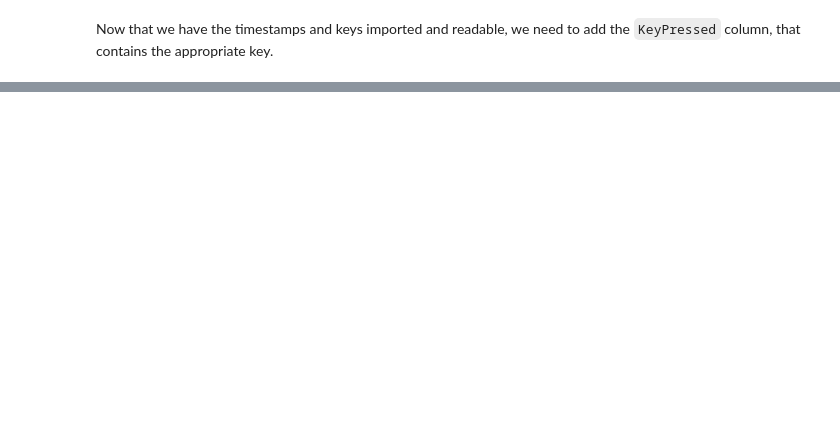
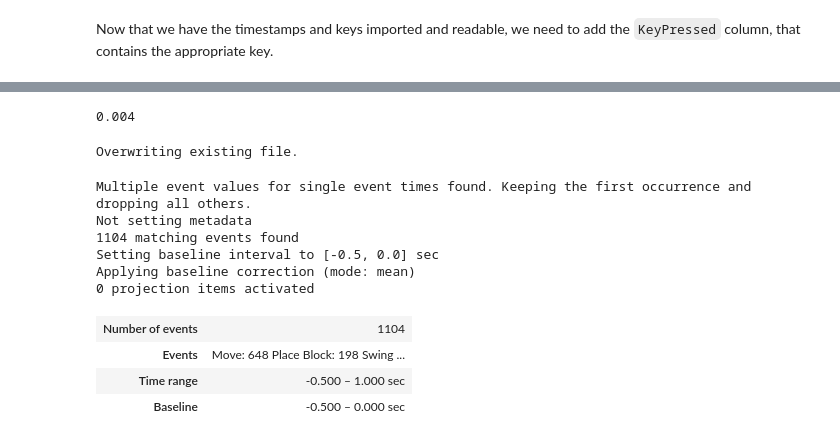
Before and after one commit to Carly-Freedman/Final-Project-Cogs-189, a Jupyter notebook: DataWrangling.ipynb, the cells around one changed output, grey strips where cells are left out. Drawn from its saved outputs; the diff is of its cells as text; code cells hidden in the pictures; blank space fills up the shorter version.

```diff
--- a/DataWrangling.ipynb
+++ b/DataWrangling.ipynb
@@ -152,0 +189,31 @@ eeg_data.to_csv('eeg_val_to_key_press.csv')
+# %%
+import mne
+data_path = r'eeg_val_to_key_press.csv'
+
+# Load the CSV data into a NumPy array
+data = pd.DataFrame(eeg['Timestamp'], columns = ['Timestamp'])
+data[eeg.columns[:8]] = eeg[eeg.columns[:8]]
+data=np.array(data)
+
+# Define the time values for each sample
+time_values = eeg['Timestamp']
+
+# Calculate the average time between samples
+avg_delta_t = np.mean(np.diff(time_values))
+
+# Create a MNE-Python Info object to store information about the data
+n_channels = 8  # Set the number of EEG channels
+ch_names = ['Fp1', 'T3', 'C3', 'C4', 'T4', 'Fz', 'Cz', 'Pz']  # Set the channel names
+ch_types = ['eeg'] * n_channels  # Set the channel types to 'eeg' for all channels
+info = mne.create_info(ch_names=ch_names, sfreq=1/avg_delta_t, ch_types=ch_types)
+
+# Create a MNE-Python RawArray object to store the EEG data
+data_values = data[:, 1:]
+raw = mne.io.RawArray(data_values.T, info)
+
+# Resample the data to a new sampling rate (in Hz)
+new_fs = 250
+raw_resampled = raw.resample(new_fs)
+
+# Print some basic information about the EEG data
+print(raw_resampled.info)
@@ -152,0 +274,30 @@ eeg_data.to_csv('eeg_val_to_key_press.csv')
+# %%
+raw_resampled.times
+sdt = raw_resampled.times[1] - raw_resampled.times[0]
+sdt
+# %% [output]
+0.004
+# %%
+mne.write_events('events.fif', events, overwrite=True)
+# %% [output]
+Overwriting existing file.
+# %%
+events = mne.read_events('events.fif')
+event_id = {'Move': 1, 'Place Block': 2, 'Swing Sword':3}
+tmin, tmax = -0.5, 1.0
+baseline = (None, 0)
+epochs = mne.Epochs(raw_resampled, events, event_id, tmin, tmax, baseline=baseline, event_repeated='drop')
+
+# View the epochs
+epochs
+# %% [output]
+Multiple event values for single event times found. Keeping the first occurrence and dropping all others.
+Not setting metadata
+1104 matching events found
+Setting baseline interval to [-0.5, 0.0] sec
+Applying baseline correction (mode: mean)
+0 projection items activated
+| Number of events | 1104 |
+| Events | Move: 648 Place Block: 198 Swing ... |
+| Time range | -0.500 – 1.000 sec |
+| Baseline | -0.500 – 0.000 sec |
```
Also changed, not shown: parts of 10 cells of this notebook, 4 other files.
